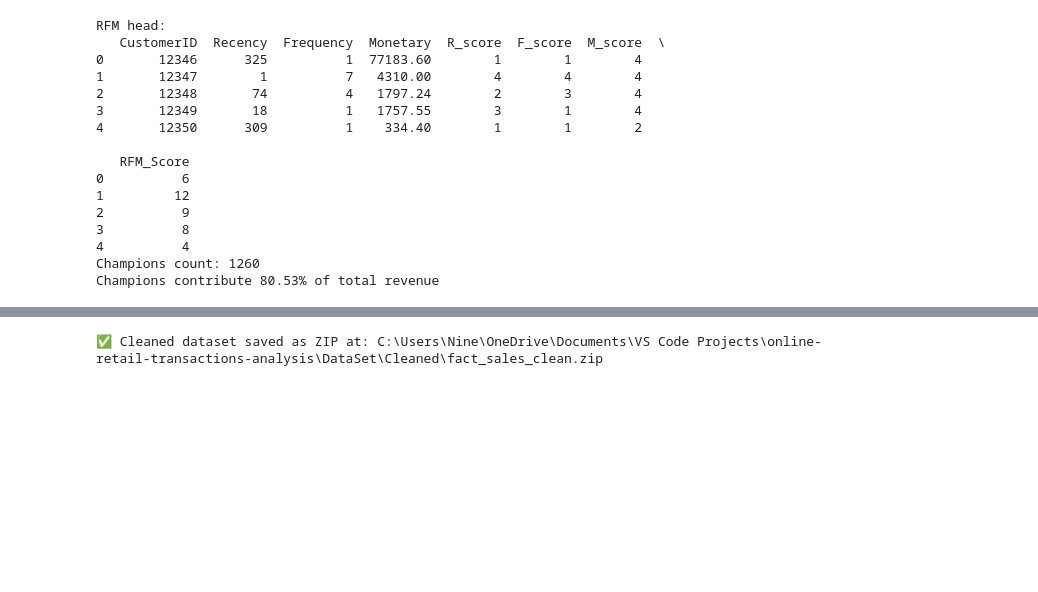
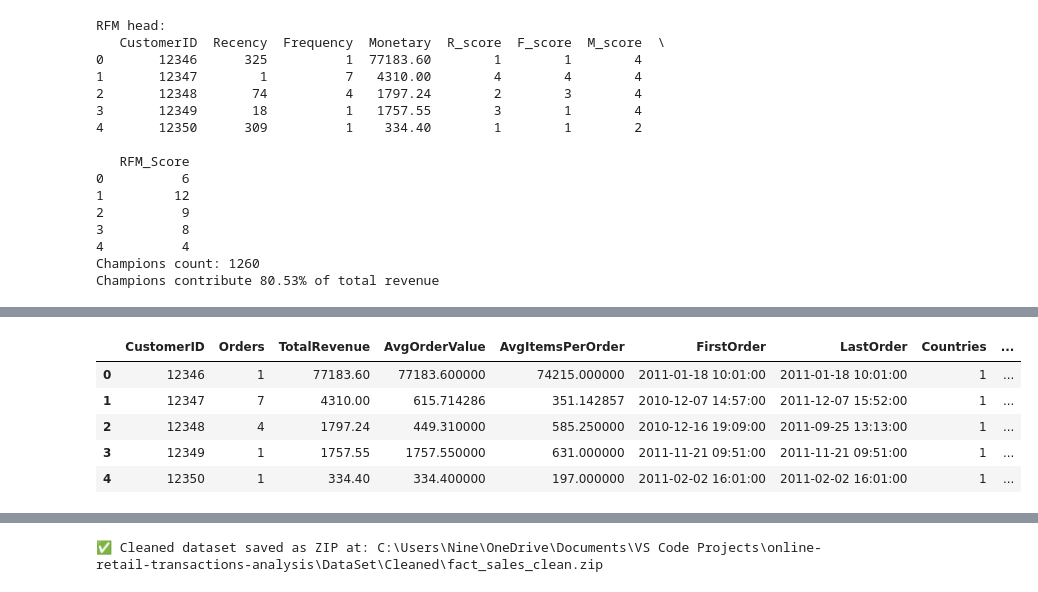
Before and after one commit to Ninestein666/online-retail-transactions-analysis, a Jupyter notebook: jupyter_notebooks/ETL.ipynb, the cells around one changed output, grey strips where cells are left out. Saved outputs shown, nothing was run; the diff lists cells and outputs as text; code cells hidden in the pictures; blank space fills up the shorter version.

Commit message:
ETL updated & README.md file complete

```diff
--- a/jupyter_notebooks/ETL.ipynb
+++ b/jupyter_notebooks/ETL.ipynb
@@ -849,3 +849,89 @@ Champions count: 1260
 Champions contribute 80.53% of total revenue
 # %%
 # As we can see above even though champions equate to only a small fraction of customers they contribute to over 80% of total revenue.
+# %%
+#This block of code was generted using AI to help support hypothesis 7 in the README.md file.
+
+# Optional: exclude guest/unknown customers (if you used -1)
+df_base = df.copy()
+if df_base['CustomerID'].dtype.kind in ("i", "u"):  # int types
+    df_base = df_base[df_base['CustomerID'] != -1]
+
+# Optional: exclude returns from revenue metrics (keep them for a separate return-rate view)
+df_sales = df_base[df_base['Quantity'] > 0].copy()
+
+# ---- 1) Build order-level metrics (Invoice = an order)
+orders = (
+    df_sales
+    .groupby('InvoiceNo', as_index=False)
+    .agg(
+        CustomerID=('CustomerID','first'),
+        OrderDate=('InvoiceDate','first'),
+        OrderValue=('TotalSales','sum'),
+        ItemCount=('Quantity','sum'),
+        Country=('Country','first')
+    )
+)
+
+print("Orders sample:")
+display(orders.head())
+
+# ---- 2) Aggregate to customer level
+cust = (
+    orders
+    .groupby('CustomerID', as_index=False)
+    .agg(
+        Orders=('InvoiceNo','nunique'),
+        TotalRevenue=('OrderValue','sum'),
+        AvgOrderValue=('OrderValue','mean'),
+        AvgItemsPerOrder=('ItemCount','mean'),
+        FirstOrder=('OrderDate','min'),
+        LastOrder=('OrderDate','max'),
+        Countries=('Country', lambda s: s.nunique())
+    )
+)
+
+# Recency (days since last order) – useful context
+latest = orders['OrderDate'].max()
+cust['RecencyDays'] = (latest - cust['LastOrder']).dt.days
+
+print("\nPer-customer metrics (sample):")
+display(cust.head())
+
+# ---- 3) Define data-driven thresholds
+# Use percentiles so it adapts to your data distribution.
+freq_threshold = cust['Orders'].quantile(0.85)     # top 15% by frequency
+aov_threshold  = cust['AvgOrderValue'].quantile(0.25)  # bottom 25% by AOV
+
+print(f"\nThresholds → High frequency (>= {freq_threshold:.0f} orders), Low AOV (<= £{aov_threshold:.2f})")
+
+# ---- 4) Flag reseller-like customers
+cust['ResellerLike'] = (cust['Orders'] >= freq_threshold) & (cust['AvgOrderValue'] <= aov_threshold)
+
+resellers = cust[cust['ResellerLike']].sort_values(['Orders','AvgOrderValue'], ascending=[False, True])
+
+print(f"\nReseller-like customers found: {resellers.shape[0]}")
+display(resellers.head(20))
+
+# ---- 5) Sanity checks / evidence
+print("\nSummary comparison (median values):")
+summary = (
+    cust.assign(Group=np.where(cust['ResellerLike'],'ResellerLike','Other'))
+        .groupby('Group')[['Orders','AvgOrderValue','TotalRevenue','AvgItemsPerOrder','RecencyDays']]
+        .median()
+        .round(2)
+)
+display(summary)
+
+# ---- 6) (Optional) Look at what they buy (top products among reseller-like)
+if not resellers.empty:
+    top_reseller_products = (
+        df_sales[df_sales['CustomerID'].isin(resellers['CustomerID'])]
+        .groupby(['StockCode','Description'], as_index=False)
+        .agg(Units=('Quantity','sum'), Revenue=('TotalSales','sum'))
+        .sort_values(['Units','Revenue'], ascending=[False, False])
+        .head(20)
+    )
+    print("\nTop products purchased by reseller-like customers:")
+    display(top_reseller_products)
+# %% [output]
@@ -851,0 +946,6 @@ Champions contribute 80.53% of total revenue
+|  | CustomerID | Orders | TotalRevenue | AvgOrderValue | AvgItemsPerOrder | FirstOrder | LastOrder | Countries | ... |
+| 0 | 12346 | 1 | 77183.60 | 77183.600000 | 74215.000000 | 2011-01-18 10:01:00 | 2011-01-18 10:01:00 | 1 | ... |
+| 1 | 12347 | 7 | 4310.00 | 615.714286 | 351.142857 | 2010-12-07 14:57:00 | 2011-12-07 15:52:00 | 1 | ... |
+| 2 | 12348 | 4 | 1797.24 | 449.310000 | 585.250000 | 2010-12-16 19:09:00 | 2011-09-25 13:13:00 | 1 | ... |
+| 3 | 12349 | 1 | 1757.55 | 1757.550000 | 631.000000 | 2011-11-21 09:51:00 | 2011-11-21 09:51:00 | 1 | ... |
+| 4 | 12350 | 1 | 334.40 | 334.400000 | 197.000000 | 2011-02-02 16:01:00 | 2011-02-02 16:01:00 | 1 | ... |
```
Also changed, not shown: parts of 1 cell of this notebook, 2 other files.
